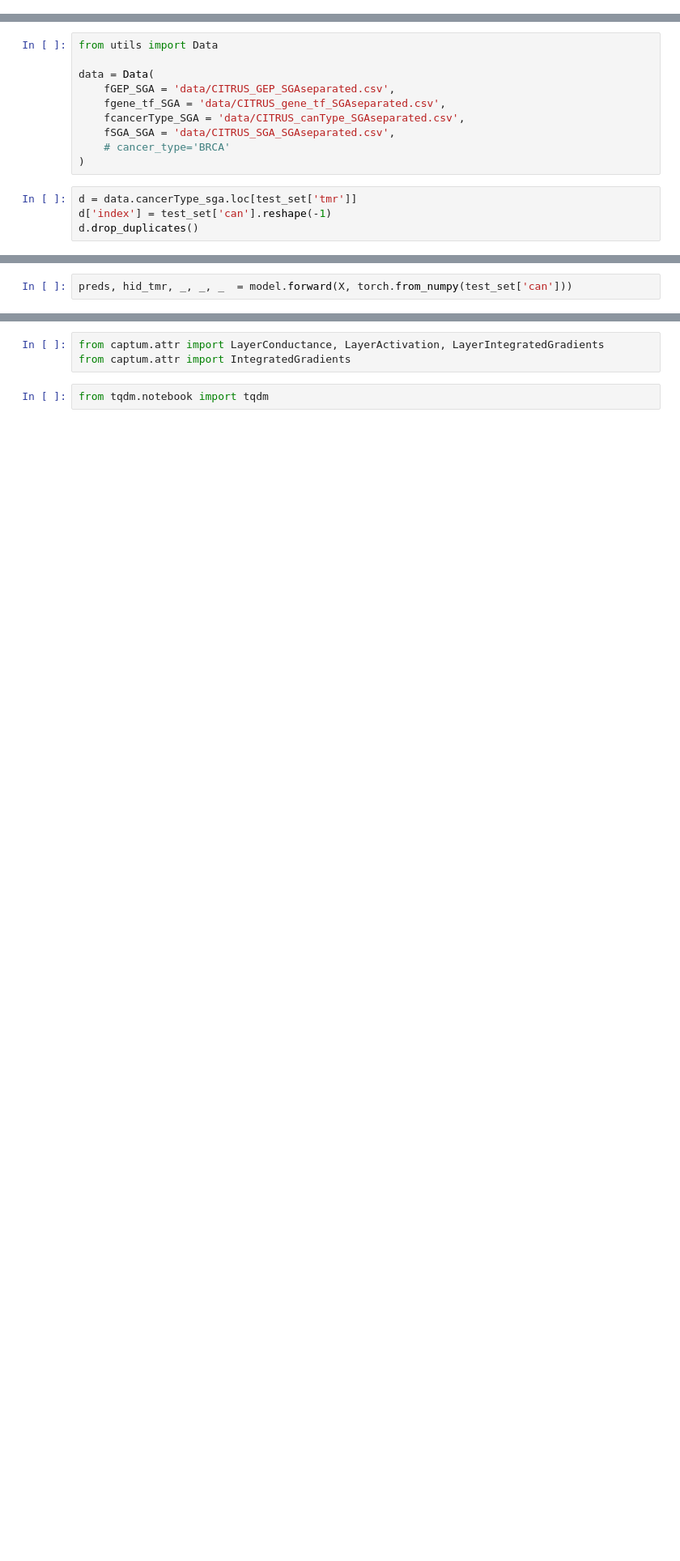
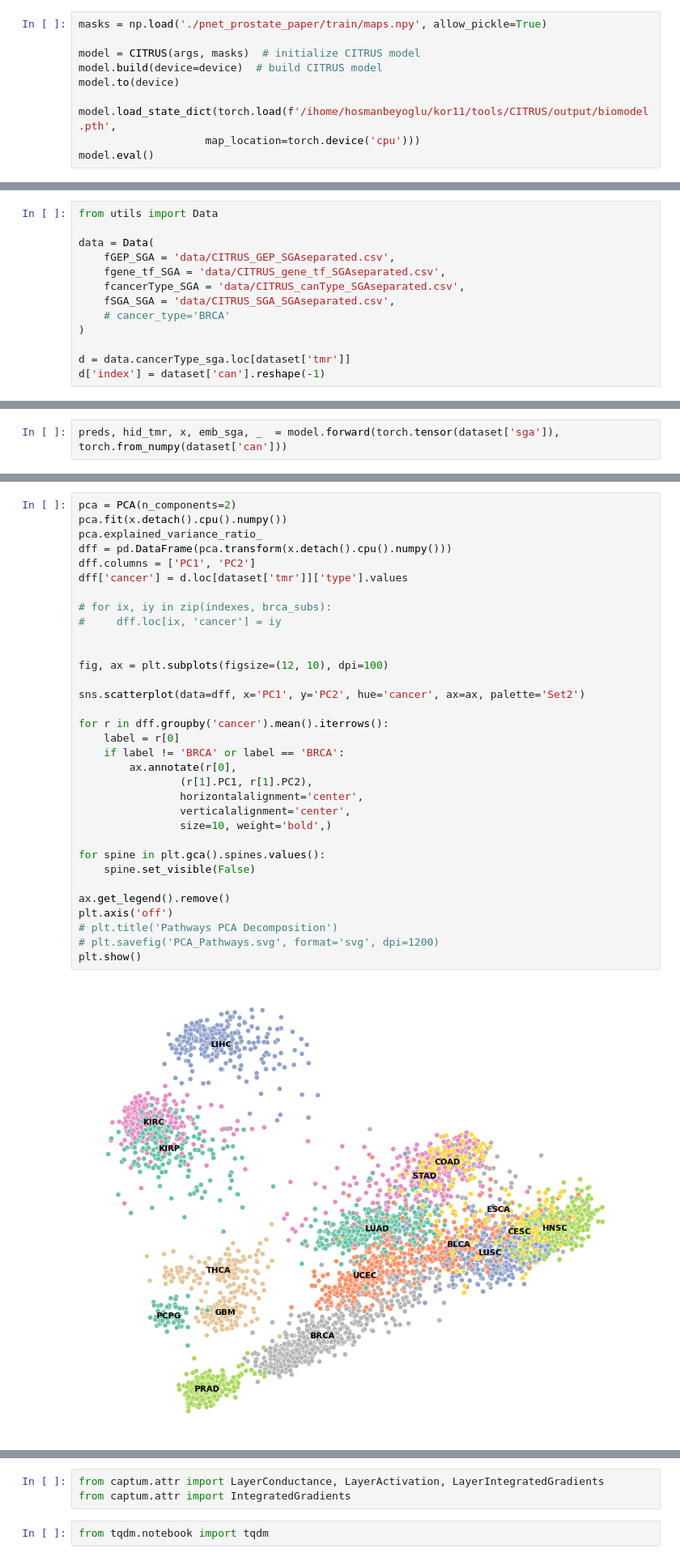
Before and after one commit to Koushul/CITRUS, a Jupyter notebook: CITRUS2.ipynb, the cells around one changed output, grey strips where cells are left out. Shown at 81% size. Cells and saved outputs as stored; diff of their text form; blank space fills up the shorter version.

```diff
--- a/CITRUS2.ipynb
+++ b/CITRUS2.ipynb
@@ -221,0 +273,10 @@ Namespace(activation='tanh', attention=True, attention_head=32, attention_size=2
+# %%
+masks = np.load('./pnet_prostate_paper/train/maps.npy', allow_pickle=True)
+
+model = CITRUS(args, masks)  # initialize CITRUS model
+model.build(device=device)  # build CITRUS model
+model.to(device)
+
+model.load_state_dict(torch.load(f'/ihome/hosmanbeyoglu/kor11/tools/CITRUS/output/biomodel.pth',
+                    map_location=torch.device('cpu')))
+model.eval()
@@ -229,7 +305,6 @@ data = Data(
     fSGA_SGA = 'data/CITRUS_SGA_SGAseparated.csv',
     # cancer_type='BRCA'
 )
+
+d = data.cancerType_sga.loc[dataset['tmr']]
+d['index'] = dataset['can'].reshape(-1)
-# %%
-d = data.cancerType_sga.loc[test_set['tmr']]
-d['index'] = test_set['can'].reshape(-1)
-d.drop_duplicates()
@@ -268,2 +311,2 @@ XX.shape, YY.shape
 # %%
-preds, hid_tmr, _, _, _  = model.forward(X, torch.from_numpy(test_set['can']))
+preds, hid_tmr, x, emb_sga, _  = model.forward(torch.tensor(dataset['sga']), torch.from_numpy(dataset['can']))
@@ -343,0 +341,35 @@ plt.show()
+# %%
+pca = PCA(n_components=2)
+pca.fit(x.detach().cpu().numpy())
+pca.explained_variance_ratio_
+dff = pd.DataFrame(pca.transform(x.detach().cpu().numpy()))
+dff.columns = ['PC1', 'PC2']
+dff['cancer'] = d.loc[dataset['tmr']]['type'].values
+
+# for ix, iy in zip(indexes, brca_subs):
+#     dff.loc[ix, 'cancer'] = iy
+
+
+fig, ax = plt.subplots(figsize=(12, 10), dpi=100)
+
+sns.scatterplot(data=dff, x='PC1', y='PC2', hue='cancer', ax=ax, palette='Set2')
+
+for r in dff.groupby('cancer').mean().iterrows():
+    label = r[0]
+    if label != 'BRCA' or label == 'BRCA':
+        ax.annotate(r[0],
+                (r[1].PC1, r[1].PC2),
+                horizontalalignment='center',
+                verticalalignment='center',
+                size=10, weight='bold',)
+
+for spine in plt.gca().spines.values():
+    spine.set_visible(False)
+
+ax.get_legend().remove()
+plt.axis('off')
+# plt.title('Pathways PCA Decomposition')
+# plt.savefig('PCA_Pathways.svg', format='svg', dpi=1200)
+plt.show()
+# %% [output]
+[figure, added]
```
Also changed, not shown: parts of 77 cells of this notebook, 6 other files.
